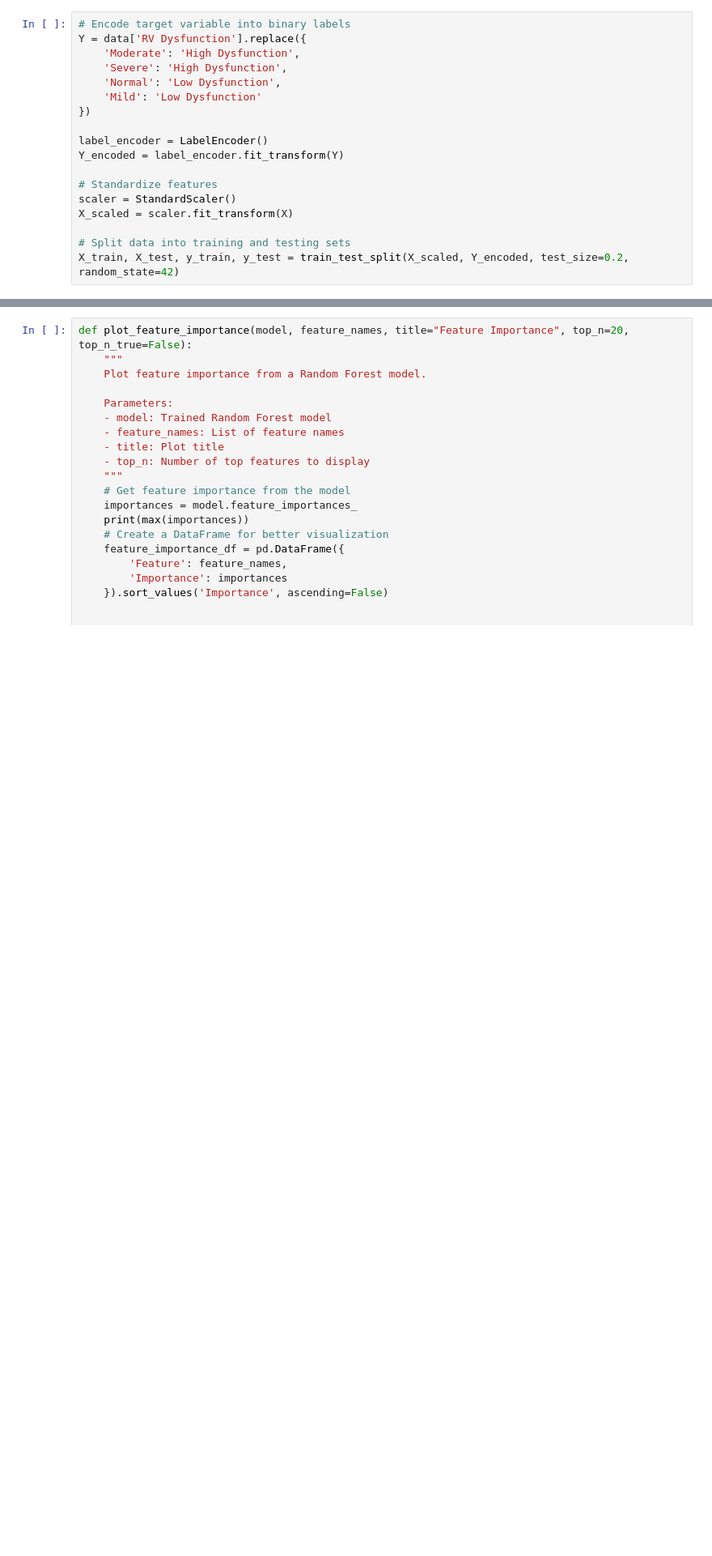
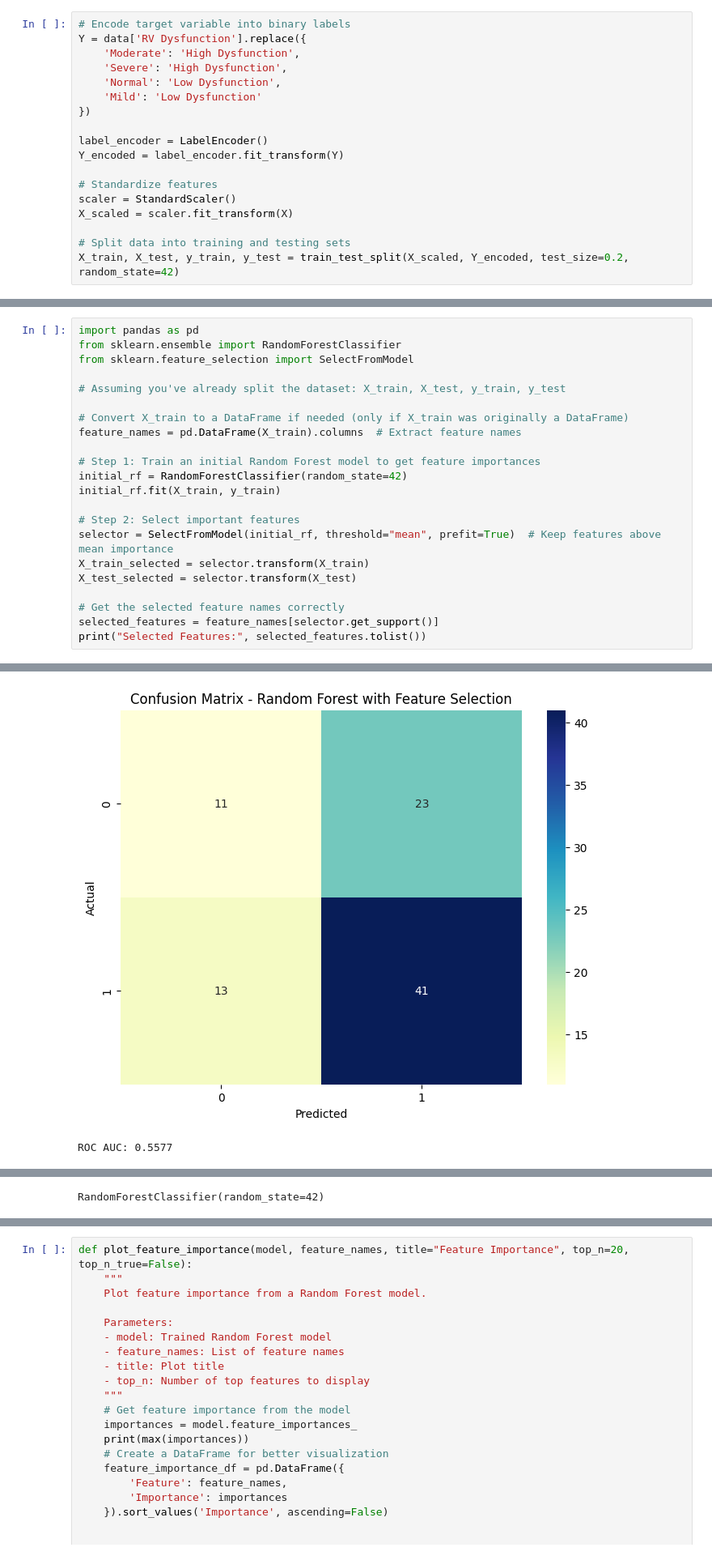
Before and after one commit to pallakk/RV-Prediction-Model-, a Jupyter notebook: random_forest.ipynb, the cells around one changed output, grey strips where cells are left out. Shown: that part at 81% size. Saved outputs shown, nothing was run; the diff lists cells and outputs as text; blank space fills up the shorter version.

```diff
--- a/random_forest.ipynb
+++ b/random_forest.ipynb
@@ -218,0 +234,23 @@ ROC AUC: 0.6966
+# %%
+import pandas as pd
+from sklearn.ensemble import RandomForestClassifier
+from sklearn.feature_selection import SelectFromModel
+
+# Assuming you've already split the dataset: X_train, X_test, y_train, y_test
+
+# Convert X_train to a DataFrame if needed (only if X_train was originally a DataFrame)
+feature_names = pd.DataFrame(X_train).columns  # Extract feature names
+
+# Step 1: Train an initial Random Forest model to get feature importances
+initial_rf = RandomForestClassifier(random_state=42)
+initial_rf.fit(X_train, y_train)
+
+# Step 2: Select important features
+selector = SelectFromModel(initial_rf, threshold="mean", prefit=True)  # Keep features above mean importance
+X_train_selected = selector.transform(X_train)
+X_test_selected = selector.transform(X_test)
+
+# Get the selected feature names correctly
+selected_features = feature_names[selector.get_support()]
+print("Selected Features:", selected_features.tolist())
+# %% [output]
@@ -218,0 +273,2 @@ ROC AUC: 0.6966
+[figure, added]
+ROC AUC: 0.5577
@@ -218,0 +276 @@ ROC AUC: 0.6966
+RandomForestClassifier(random_state=42)
```
Also changed, not shown: parts of 12 cells of this notebook, 6 other files.
